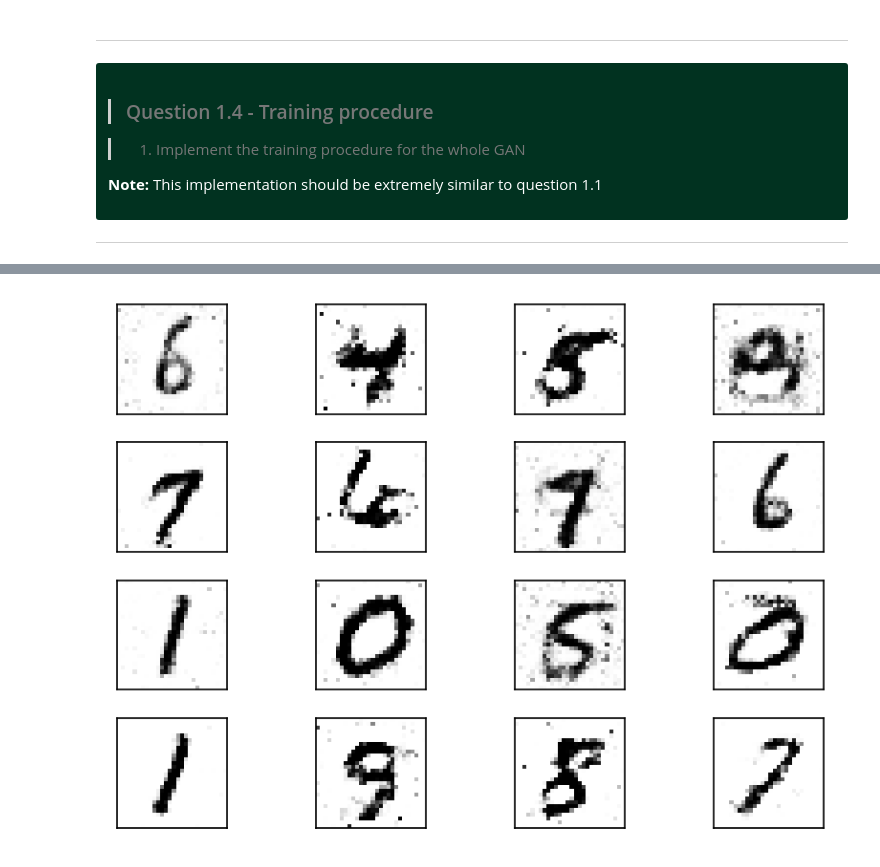
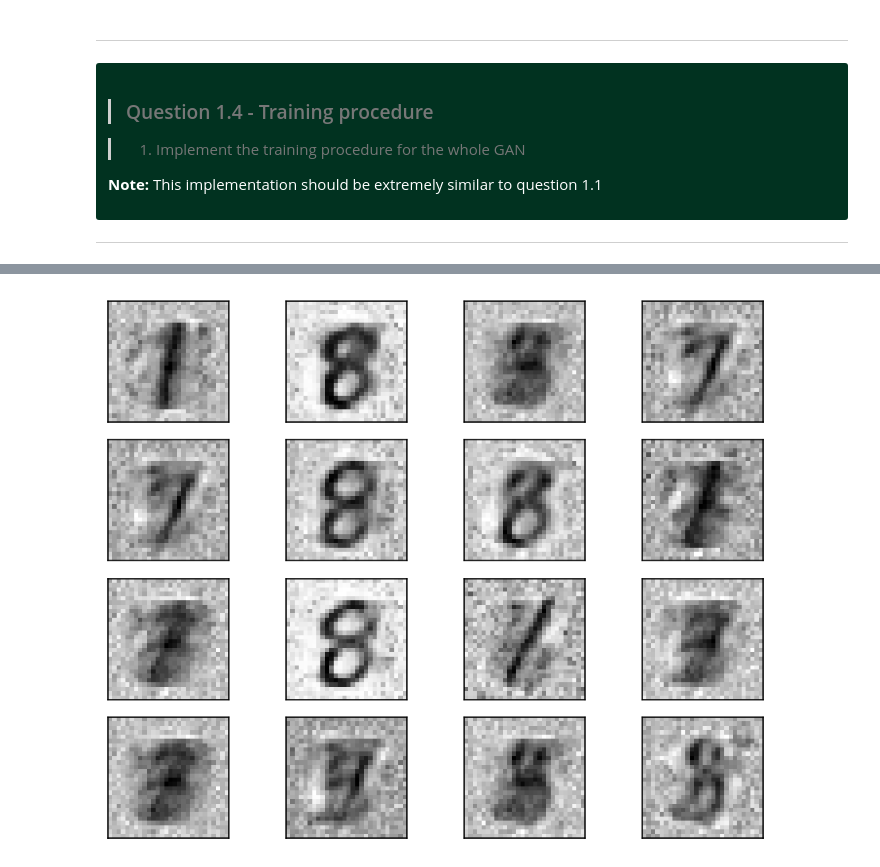
Before and after one commit to kjle/ATIAM-Promo-2025, a Jupyter notebook: ATIAM-IM-ML-main/09_adversarial_learning.ipynb, the cells around one changed output, grey strips where cells are left out. Drawn from its saved outputs; the diff is of its cells as text; code cells hidden in the pictures.

```diff
--- a/ATIAM-IM-ML-main/09_adversarial_learning.ipynb
+++ b/ATIAM-IM-ML-main/09_adversarial_learning.ipynb
@@ -375,7 +325,13 @@ class Discriminator(nn.Module):
             nn.Linear(512, 256),
             nn.ReLU(),
             nn.Dropout(0.3),
-            nn.Linear(256, 1),
+            nn.Linear(256, 128),
+            nn.ReLU(),
+            nn.Dropout(0.3),
+            nn.Linear(128, 64),
+            nn.ReLU(),
+            nn.Dropout(0.3),
+            nn.Linear(64, 1),
             nn.Sigmoid()
         )
 
@@ -437,7 +393,7 @@ generator = Generator().to(device=device)
 As usual, we define the training hyper-parameters that will condition our learning procedure.
 # %%
 lr = 0.0001
-num_epochs = 50
+num_epochs = 100
 loss_function = nn.BCELoss()
 optimizer_discriminator = torch.optim.Adam(discriminator.parameters(), lr=lr)
 optimizer_generator = torch.optim.Adam(generator.parameters(), lr=lr)
@@ -480,7 +436,7 @@ else:
             loss_discriminator_real = loss_function(real_output_discriminator, real_samples_labels)
             loss_discriminator_real.backward()
 
-            generated_samples = generator(latent_space_samples).detach()
+            generated_samples = generator(latent_space_samples.detach())
             generated_samples_labels = torch.zeros((batch_size, 1)).to(device=device)
             generated_output_discriminator = discriminator(generated_samples)
             loss_discriminator_generated = loss_function(generated_output_discriminator, generated_samples_labels)
@@ -491,6 +447,8 @@ else:
 
             # update generator
             generator.zero_grad()
+            latent_space_samples = torch.randn((batch_size, 100)).to(device=device)
+            generated_samples = generator(latent_space_samples)
             generated_samples_labels = torch.ones((batch_size, 1)).to(device=device)
             generated_output_discriminator = discriminator(generated_samples)
             loss_generator = loss_function(generated_output_discriminator, generated_samples_labels)
@@ -523,18 +481,20 @@ KeyboardInterrupt:
 # %%
 latent_space_samples = torch.randn(batch_size, 100).to(device=device)
+generator.eval()
+discriminator.eval()
 
 generated_samples = generator(latent_space_samples)
 generated_samples = generated_samples.cpu().detach()
 
 plt.figure(dpi=150)
 for i in range(16):
     ax = plt.subplot(4, 4, i+1)
     plt.imshow(generated_samples[i].reshape(28, 28), cmap='gray_r')
     plt.xticks([])
     plt.yticks([])
 plt.tight_layout()
 # %% [output]
-[figure, old version]
+[figure, new version]
 # %%
 # Save trained NN parameters
 torch.save(generator.state_dict(), 'generator.pt')
```
Also changed, not shown: parts of 8 cells of this notebook.
